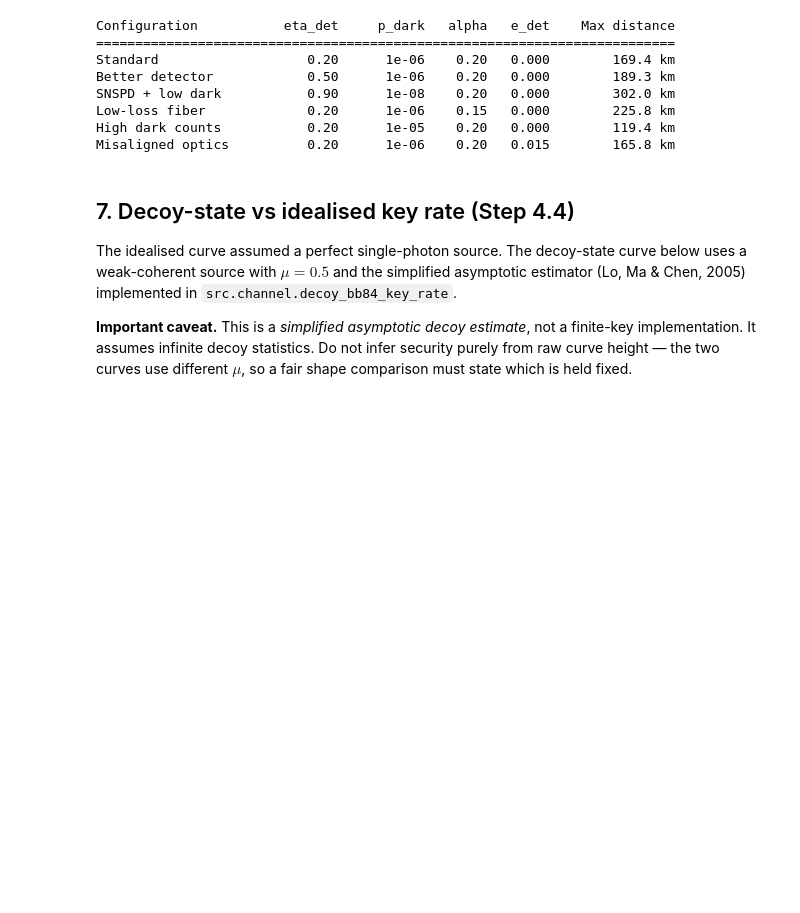
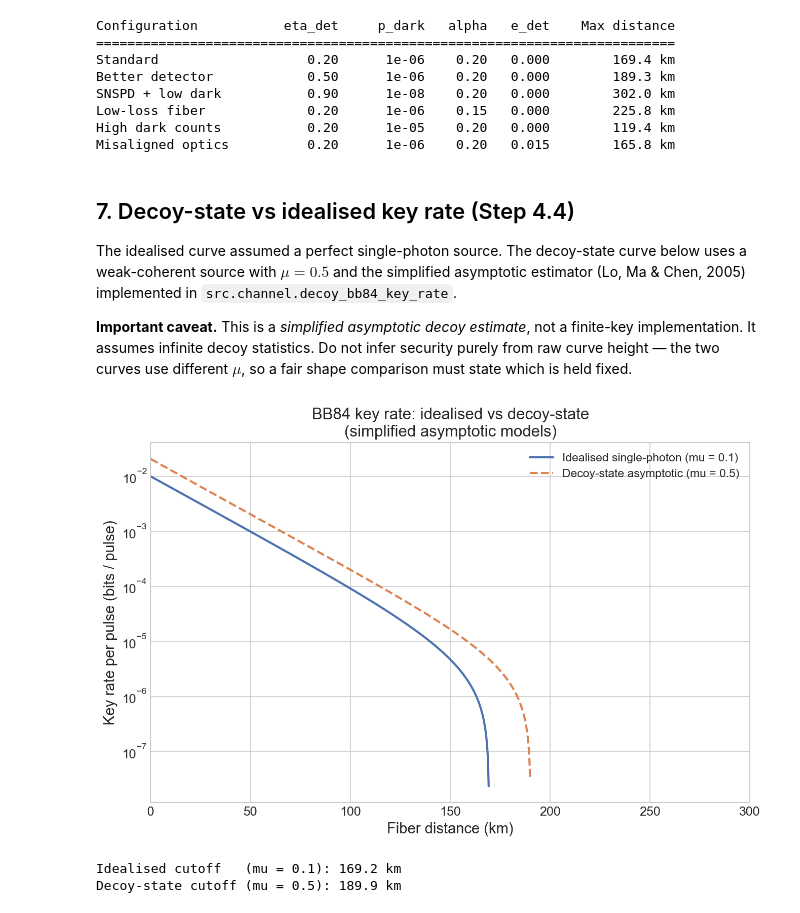
Before and after one commit to abbas-ahmad-cowlar/qkd-protocol-simulator, a Jupyter notebook: notebooks/03_fiber_channel.ipynb, the cells around one changed output. Cells and saved outputs as stored; diff of their text form; code cells hidden in the pictures; blank space fills up the shorter version.

Commit message:
Add 03 fiber channel code cell 16

```diff
--- a/notebooks/03_fiber_channel.ipynb
+++ b/notebooks/03_fiber_channel.ipynb
@@ -301,3 +301,39 @@ Misaligned optics          0.20      1e-06    0.20   0.015        165.8 km
 The idealised curve assumed a perfect single-photon source. The decoy-state curve below uses a weak-coherent source with $\mu = 0.5$ and the simplified asymptotic estimator (Lo, Ma & Chen, 2005) implemented in `src.channel.decoy_bb84_key_rate`.
 
 **Important caveat.** This is a *simplified asymptotic decoy estimate*, not a finite-key implementation. It assumes infinite decoy statistics. Do not infer security purely from raw curve height &mdash; the two curves use different $\mu$, so a fair shape comparison must state which is held fixed.
+# %%
+rate_ideal = bb84_key_rate(L_dense)
+rate_decoy = decoy_bb84_key_rate(L_dense, mu=0.5)
+
+fig, ax = plt.subplots(figsize=(9, 6))
+semilogy_positive(
+    ax, L_dense, rate_ideal, '-', color='#4C72B0', linewidth=2,
+    label='Idealised single-photon (mu = 0.1)',
+)
+semilogy_positive(
+    ax, L_dense, rate_decoy, '--', color='#DD8452', linewidth=2,
+    label='Decoy-state asymptotic (mu = 0.5)',
+)
+ax.set_xlabel('Fiber distance (km)', fontsize=14)
+ax.set_ylabel('Key rate per pulse (bits / pulse)', fontsize=14)
+ax.set_title('BB84 key rate: idealised vs decoy-state\n'
+             '(simplified asymptotic models)', fontsize=15)
+ax.legend(fontsize=11, loc='upper right')
+ax.set_xlim(0, 300)
+plt.tight_layout()
+plt.savefig(FIG_DIR / 'bb84_idealized_vs_decoy.png', dpi=300,
+            bbox_inches='tight')
+plt.show()
+
+L_max_decoy = find_max_distance_decoy = (
+    L_dense[(rate_decoy > 0)].max() if (rate_decoy > 0).any() else 0.0
+)
+L_max_ideal = (
+    L_dense[(rate_ideal > 0)].max() if (rate_ideal > 0).any() else 0.0
+)
+print(f'Idealised cutoff   (mu = 0.1): {L_max_ideal:.1f} km')
+print(f'Decoy-state cutoff (mu = 0.5): {L_max_decoy:.1f} km')
+# %% [output]
+[figure, added]
+Idealised cutoff   (mu = 0.1): 169.2 km
+Decoy-state cutoff (mu = 0.5): 189.9 km
```
